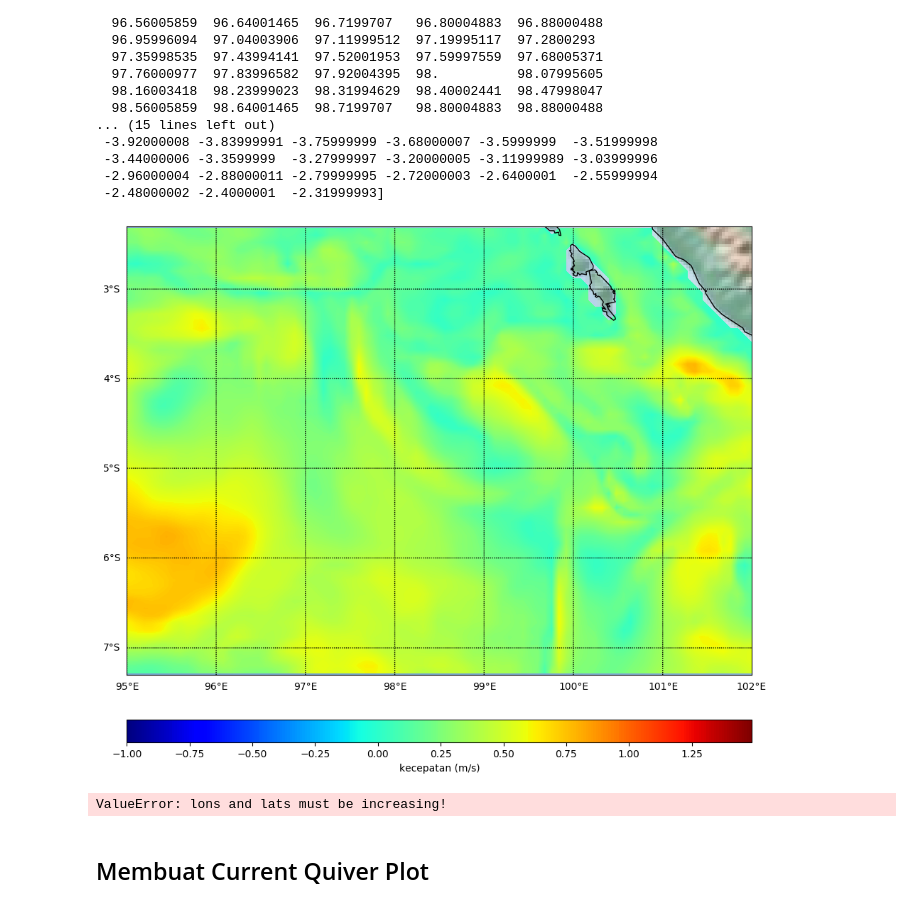
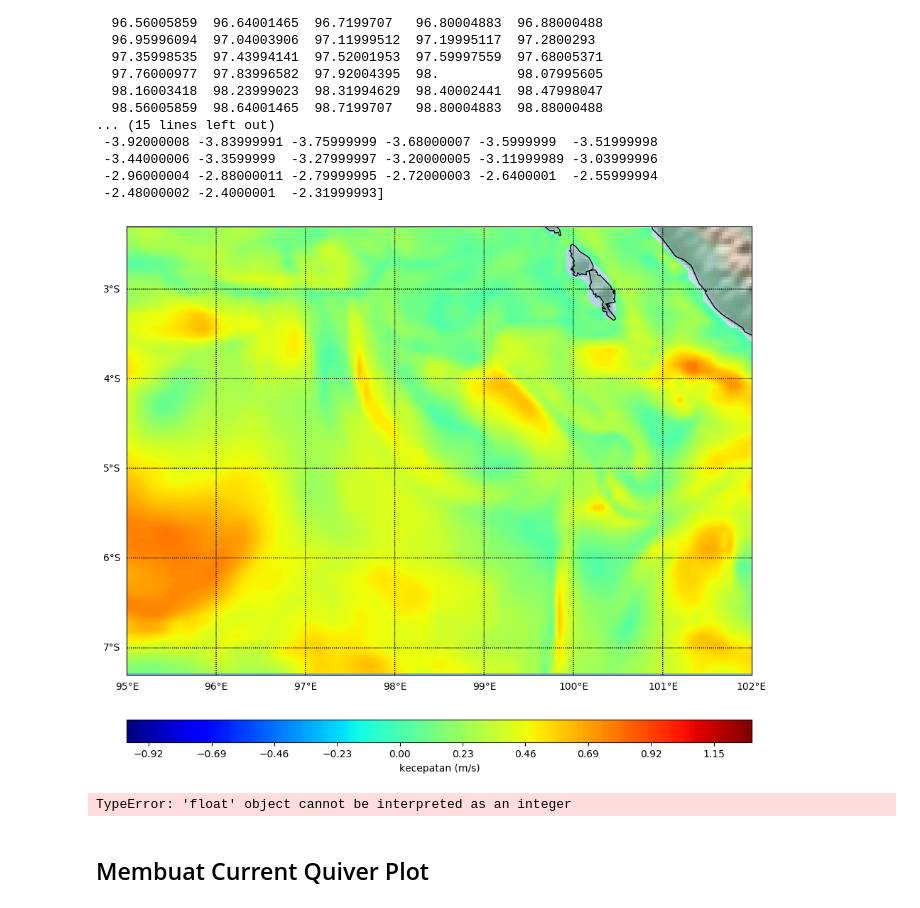
Before and after one commit to daraafiifah/modul4andat, a Jupyter notebook: MODUL4_QUIVER_PLOT_me.ipynb, the cells around one changed output. Cells and saved outputs as stored; diff of their text form; code cells hidden in the pictures.

Commit message:
Update MODUL4_QUIVER_PLOT_me.ipynb
moduul 4

```diff
--- a/MODUL4_QUIVER_PLOT_me.ipynb
+++ b/MODUL4_QUIVER_PLOT_me.ipynb
@@ -53,7 +53,8 @@ v10=ds.variables['water_v'][0,0,:,:]
 lon=ds.variables['lon'][:]
 lat=ds.variables['lat'][:]
 time=ds.variables['time'][:]
-var = np.sqrt(u10*u10 + v10*v10)
+
+var = np.sqrt(abs(u10*u10) + (v10*v10))
 
 #u2=np.ma.MaskedArray.tolist(u)
 #v2=np.ma.MaskedArray.tolist(v)
@@ -106,42 +108,43 @@ ax  = fig.add_axes([0.1,0.1,0.8,0.9])
 #map = Basemap(projection='cyl',llcrnrlat= -7.3,urcrnrlat= -2.3,\
             #resolution='c',  llcrnrlon=95,urcrnrlon=102.)
 map = Basemap(projection='merc',llcrnrlat= -7.3,urcrnrlat= -2.3,\
             resolution='i',  llcrnrlon=95,urcrnrlon=102)
 #map = Basemap(llcrnrlon=95,llcrnrlat=-2.3,urcrnrlon=102,urcrnrlat=-7.3,
              #resolution='i', projection='merc' ,lat_0 = 39.5, lon_0 = 0.)
 
 map.shadedrelief()
 
 #-- draw coastlines, state and country boundaries, edge of map
 map.drawcoastlines()
 map.drawstates()
 map.drawcountries()
 
 #-- create and draw meridians and parallels grid lines
 map.drawparallels(np.arange(-90,90,1),labels=[1,0,0,0],fontsize=10)
 map.drawmeridians(np.arange(-180,180,1),labels=[0,0,0,1],fontsize=10)
 
 #-- convert latitude/longitude values to plot x/y values
 x, y = map(*np.meshgrid(lon,lat))
 
 #-- contour levels
-clevs = np.arange(-1,1.5,0.01)
+clevs = np.arange(-1,1.3,0.01) #bisa diubah2 sesuai cakupan data
 
 #-- draw filled contours
 cnplot = map.contourf(x,y,var,clevs,cmap=plt.cm.jet)
 
 #-- add colorbar
 cbar = map.colorbar(cnplot,location='bottom',pad="10%")      #-- pad: distance between map and colorbar
 cbar.set_label('kecepatan (m/s)')                            #-- add colorbar title string
 # %% [output]
-[figure, old version]
+[figure, new version]
 # %%
 #-- transformasi vector dan data koordinat
 veclon = u10.shape[1]/2                    #-- only every 2nd vector
 veclat = u10.shape[0]/2                    #-- only every 2nd vector
-uproj,vproj,xx,yy = map.transform_vector(u,v,lonsout,lat,veclon,veclat,returnxy=True,masked=True)
+
+uproj,vproj,xx,yy = map.transform_vector(u,v,lonsout2,lat,veclon,veclat,returnxy=True,masked=True)
 # %% [output]
-ValueError: lons and lats must be increasing!
+TypeError: 'float' object cannot be interpreted as an integer
 # %%
 points = np.meshgrid(lon,lat)
 # %% [markdown]
```
Also changed, not shown: parts of 5 cells of this notebook.
